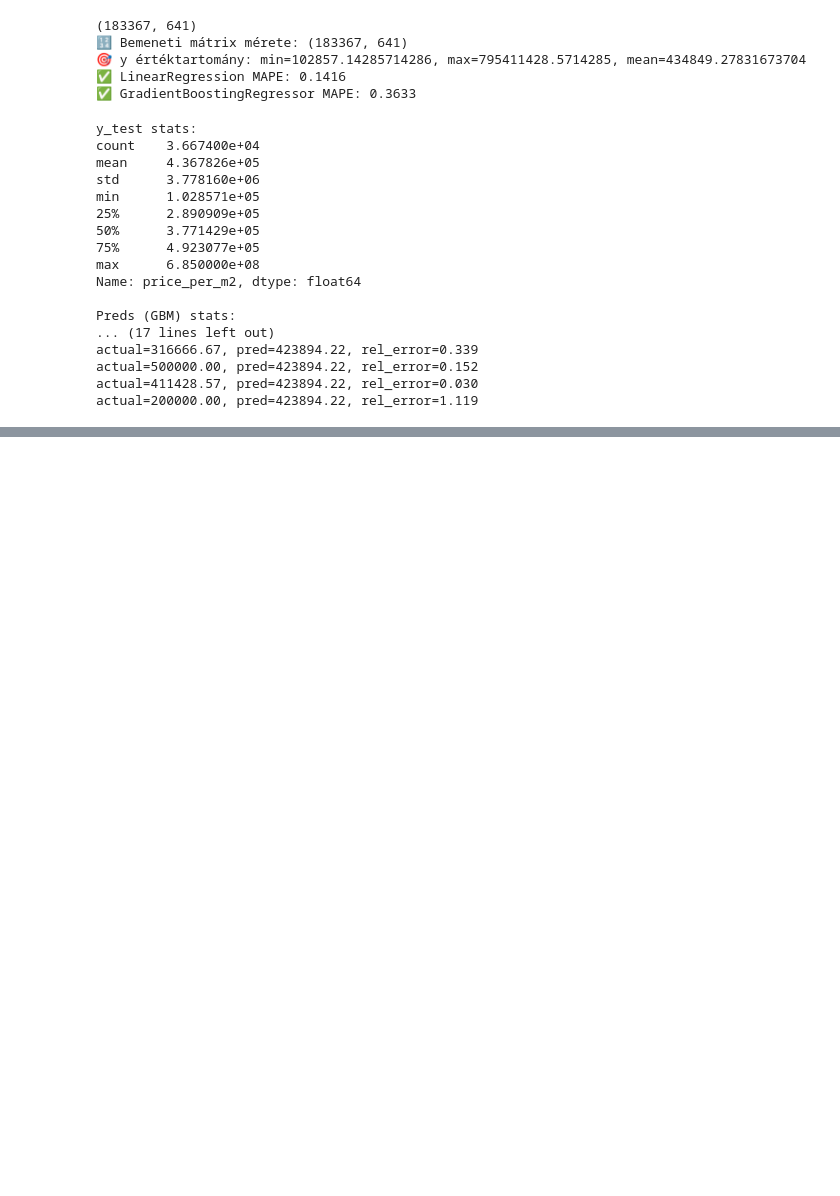
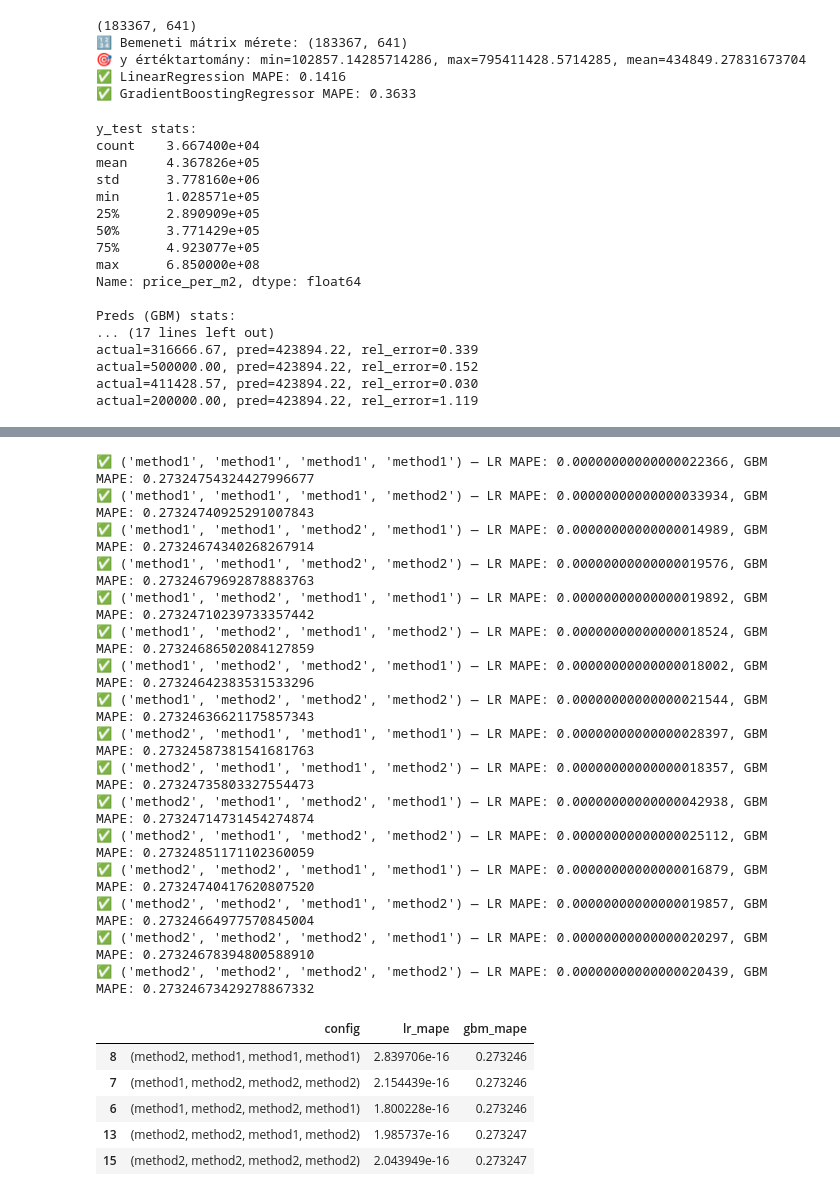
Before and after one commit to LaszloAbrok/machine-learning-case-studies, a Jupyter notebook: 2-real-estate/notebook/real-estate-pipeline.ipynb, the cells around one changed output, grey strips where cells are left out. Cells and saved outputs as stored; diff of their text form; code cells hidden in the pictures; blank space fills up the shorter version.

Commit message:
automatic evaluation with mape scores

```diff
--- a/2-real-estate/notebook/real-estate-pipeline.ipynb
+++ b/2-real-estate/notebook/real-estate-pipeline.ipynb
@@ -559,0 +662,20 @@ actual=200000.00, pred=423894.22, rel_error=1.119
+# %%
+configs = list(itertools.product(
+    ['method1', 'method2'],  # orientation
+    ['method1', 'method2'],  # heating
+    ['method1', 'method2'],  # condition
+    ['method1', 'method2']   # floor
+))
+# %%
+orientation_method = 'method1'
+heating_method = 'method1'
+cond_method = 'method1'
+floor_method = 'method1'
+X_parts = [
+    df_other,
+    eval(f"encode_orientation_{orientation_method}(df_orientation)"),
+    eval(f"encode_heating_{heating_method}(df_heating_type)"),
+    eval(f"encode_condition_{cond_method}(df_property_condition_type)"),
+    eval(f"encode_floor_{floor_method}(df_property_floor)")
+]
+X_encoded = pd.concat(X_parts, axis=1)
@@ -559,0 +778,33 @@ actual=200000.00, pred=423894.22, rel_error=1.119
+# %%
+results = []
+for cfg in configs:
+    res = evaluate_config(cfg)
+    results.append(res)
+    print(f"✅ {cfg} — LR MAPE: {res['lr_mape']:.20f}, GBM MAPE: {res['gbm_mape']:.20f}")
+
+results_df = pd.DataFrame(results)
+results_df_sorted = results_df.sort_values('gbm_mape')
+display(results_df_sorted.head())
+# %% [output]
+✅ ('method1', 'method1', 'method1', 'method1') — LR MAPE: 0.00000000000000022366, GBM MAPE: 0.27324754324427996677
+✅ ('method1', 'method1', 'method1', 'method2') — LR MAPE: 0.00000000000000033934, GBM MAPE: 0.27324740925291007843
+✅ ('method1', 'method1', 'method2', 'method1') — LR MAPE: 0.00000000000000014989, GBM MAPE: 0.27324674340268267914
+✅ ('method1', 'method1', 'method2', 'method2') — LR MAPE: 0.00000000000000019576, GBM MAPE: 0.27324679692878883763
+✅ ('method1', 'method2', 'method1', 'method1') — LR MAPE: 0.00000000000000019892, GBM MAPE: 0.27324710239733357442
+✅ ('method1', 'method2', 'method1', 'method2') — LR MAPE: 0.00000000000000018524, GBM MAPE: 0.27324686502084127859
+✅ ('method1', 'method2', 'method2', 'method1') — LR MAPE: 0.00000000000000018002, GBM MAPE: 0.27324642383531533296
+✅ ('method1', 'method2', 'method2', 'method2') — LR MAPE: 0.00000000000000021544, GBM MAPE: 0.27324636621175857343
+✅ ('method2', 'method1', 'method1', 'method1') — LR MAPE: 0.00000000000000028397, GBM MAPE: 0.27324587381541681763
+✅ ('method2', 'method1', 'method1', 'method2') — LR MAPE: 0.00000000000000018357, GBM MAPE: 0.27324735803327554473
+✅ ('method2', 'method1', 'method2', 'method1') — LR MAPE: 0.00000000000000042938, GBM MAPE: 0.27324714731454274874
+✅ ('method2', 'method1', 'method2', 'method2') — LR MAPE: 0.00000000000000025112, GBM MAPE: 0.27324851171102360059
+✅ ('method2', 'method2', 'method1', 'method1') — LR MAPE: 0.00000000000000016879, GBM MAPE: 0.27324740417620807520
+✅ ('method2', 'method2', 'method1', 'method2') — LR MAPE: 0.00000000000000019857, GBM MAPE: 0.27324664977570845004
+✅ ('method2', 'method2', 'method2', 'method1') — LR MAPE: 0.00000000000000020297, GBM MAPE: 0.27324678394800588910
+✅ ('method2', 'method2', 'method2', 'method2') — LR MAPE: 0.00000000000000020439, GBM MAPE: 0.27324673429278867332
+|  | config | lr_mape | gbm_mape |
+| 8 | (method2, method1, method1, method1) | 2.839706e-16 | 0.273246 |
+| 7 | (method1, method2, method2, method2) | 2.154439e-16 | 0.273246 |
+| 6 | (method1, method2, method2, method1) | 1.800228e-16 | 0.273246 |
+| 13 | (method2, method2, method1, method2) | 1.985737e-16 | 0.273247 |
+| 15 | (method2, method2, method2, method2) | 2.043949e-16 | 0.273247 |
```
Also changed, not shown: parts of 22 cells of this notebook.
